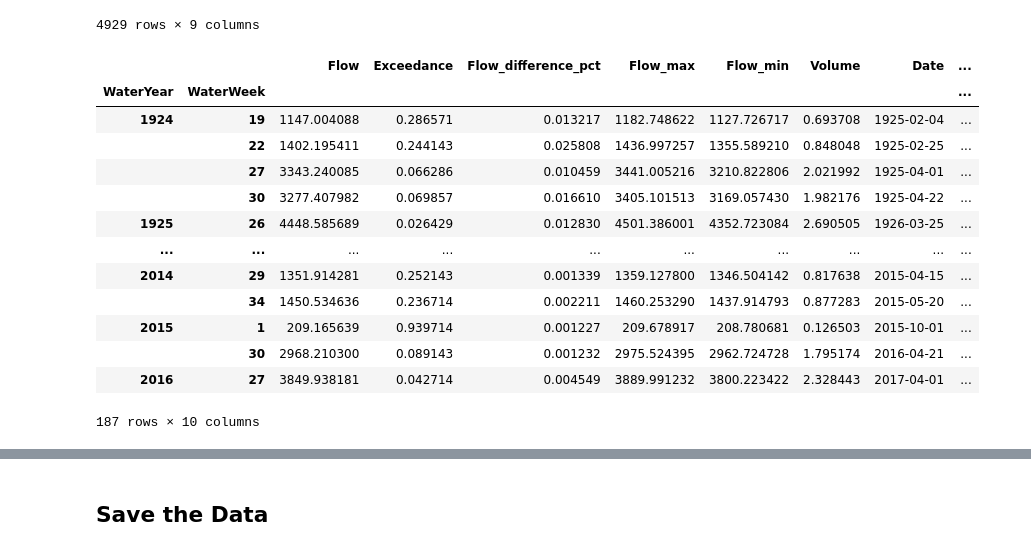
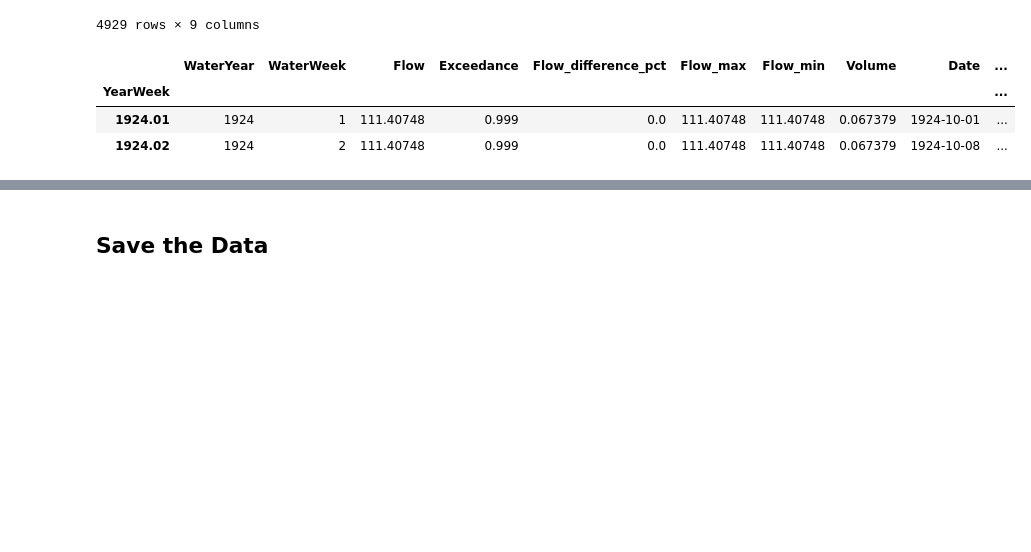
Before and after one commit to AndyFlem/ngonye-notepad, a Jupyter notebook: c_flow_data.ipynb, the cells around one changed output, grey strips where cells are left out. Cells and saved outputs as stored; diff of their text form; code cells hidden in the pictures; blank space fills up the shorter version.

Commit message:
peaks

```diff
--- a/c_flow_data.ipynb
+++ b/c_flow_data.ipynb
@@ -536,18 +528,14 @@ weekly
 # %%
 weekly['IsPeak']=(weekly['Flow']>weekly['Flow'].shift(1)) & (weekly['Flow']>weekly['Flow'].shift(-1))
 weekly.loc[weekly['IsPeak']==True]
+weekly=weekly.reset_index()
+weekly['YearWeek']=weekly['WaterYear']*1.0+weekly['WaterWeek']/100
+weekly=weekly.set_index('YearWeek')
+weekly['Yearly_max']=weekly.reset_index().merge(yearly,left_on='WaterYear',right_on='WaterYear')[['YearWeek','Flow_max_y']].set_index('YearWeek')
+weekly['IsPeak'].where(weekly['Flow']>weekly['Yearly_max']/2,other=False,inplace=True)
+weekly.head(2)
 # %% [output]
-|  |  | Flow | Exceedance | Flow_difference_pct | Flow_max | Flow_min | Volume | Date | ... |
-| WaterYear | WaterWeek |  |  |  |  |  |  |  | ... |
-| 1924 | 19 | 1147.004088 | 0.286571 | 0.013217 | 1182.748622 | 1127.726717 | 0.693708 | 1925-02-04 | ... |
-|  | 22 | 1402.195411 | 0.244143 | 0.025808 | 1436.997257 | 1355.589210 | 0.848048 | 1925-02-25 | ... |
-|  | 27 | 3343.240085 | 0.066286 | 0.010459 | 3441.005216 | 3210.822806 | 2.021992 | 1925-04-01 | ... |
-|  | 30 | 3277.407982 | 0.069857 | 0.016610 | 3405.101513 | 3169.057430 | 1.982176 | 1925-04-22 | ... |
-| 1925 | 26 | 4448.585689 | 0.026429 | 0.012830 | 4501.386001 | 4352.723084 | 2.690505 | 1926-03-25 | ... |
-| ... | ... | ... | ... | ... | ... | ... | ... | ... | ... |
-| 2014 | 29 | 1351.914281 | 0.252143 | 0.001339 | 1359.127800 | 1346.504142 | 0.817638 | 2015-04-15 | ... |
-|  | 34 | 1450.534636 | 0.236714 | 0.002211 | 1460.253290 | 1437.914793 | 0.877283 | 2015-05-20 | ... |
-| 2015 | 1 | 209.165639 | 0.939714 | 0.001227 | 209.678917 | 208.780681 | 0.126503 | 2015-10-01 | ... |
-|  | 30 | 2968.210300 | 0.089143 | 0.001232 | 2975.524395 | 2962.724728 | 1.795174 | 2016-04-21 | ... |
-| 2016 | 27 | 3849.938181 | 0.042714 | 0.004549 | 3889.991232 | 3800.223422 | 2.328443 | 2017-04-01 | ... |
+|  | WaterYear | WaterWeek | Flow | Exceedance | Flow_difference_pct | Flow_max | Flow_min | Volume | Date | ... |
+| YearWeek |  |  |  |  |  |  |  |  |  | ... |
+| 1924.01 | 1924 | 1 | 111.40748 | 0.999 | 0.0 | 111.40748 | 111.40748 | 0.067379 | 1924-10-01 | ... |
+| 1924.02 | 1924 | 2 | 111.40748 | 0.999 | 0.0 | 111.40748 | 111.40748 | 0.067379 | 1924-10-08 | ... |
-187 rows × 10 columns
```
Also changed, not shown: parts of 9 cells of this notebook, 3 other files.
